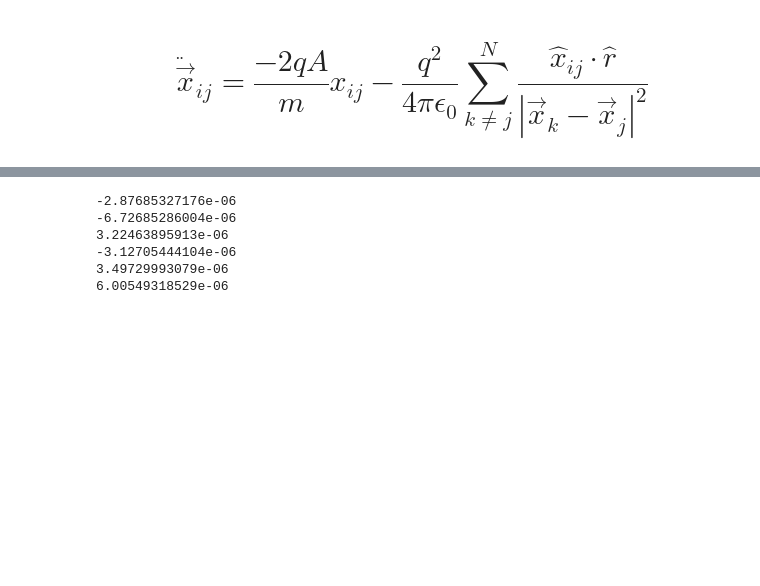
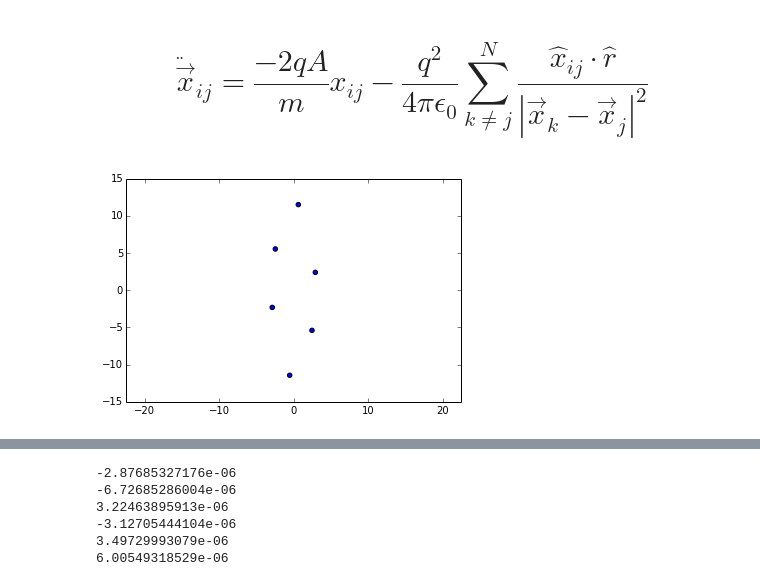
Before and after one commit to CampbellGroup/Qsim, a Jupyter notebook: Ipython-Notebooks/Crystal_Configurations.ipynb, the cells around one changed output, grey strips where cells are left out. Saved outputs shown, nothing was run; the diff lists cells and outputs as text; code cells hidden in the pictures; blank space fills up the shorter version.

```diff
--- a/Ipython-Notebooks/Crystal_Configurations.ipynb
+++ b/Ipython-Notebooks/Crystal_Configurations.ipynb
@@ -44,16 +44,16 @@ def interaction_energy(particle, otherions):
         Eint += q**2/(4 * np.pi * epsilon * d)
     return 0.5 * Eint
 
-def pos_energy(particle):
-    pos_E = A * (particle.x**2 + particle.y**2 )
+def pos_energy(particle, assy = 1):
+    pos_E = A * (assy * particle.x**2 + particle.y**2/assy )
     return pos_E
 
-def total_energy(ions):
+def total_energy(ions, assy):
     E_tot = 0
     for i, particle in enumerate(ions):
         otherions = ions[:i] + ions[i+1 :]
         E_tot += interaction_energy(particle, otherions)
-        E_tot += pos_energy(particle)
+        E_tot += pos_energy(particle, assy)
     return E_tot
 
 
@@ -86,7 +86,7 @@ class ion():
 # $$\ddot{\vec{x}}_{ij} = \frac{-2qA}{m}x_{ij} - \frac{q^2}{4 \pi \epsilon_0}\sum_{k\neq j}^{N} \frac{\hat{x}_{ij}\cdot \hat{r}}{|\vec{x}_k-\vec{x}_j|^2}$$
 # %%
 def make_crystal(N_ions = 6, pos_spread = 160e-6, iterations = 800,
-                 step_size = 1e-6, starting_ions = None):
+                 step_size = 1e-6, starting_ions = None, assy = 1):
     '''
     This function iterates random steps in postion and recalculates the energy of the configuration of N ions,
     if the energy is decreased it accepts the move and repeats
@@ -102,8 +102,7 @@ def make_crystal(N_ions = 6, pos_spread = 160e-6, iterations = 800,
     else:
         for i, starting_ion in enumerate(starting_ions): # initiate ions in specified starting positions
             ions.append(ion(starting_ion.x,starting_ion.y))
-    ions[0].constant = True
-    E0 = total_energy(ions)
+    E0 = total_energy(ions, assy)
 
     iters = 0
     E = [E0]
@@ -117,7 +116,7 @@ def make_crystal(N_ions = 6, pos_spread = 160e-6, iterations = 800,
                 particle.x = particle.x + (np.random.rand() - 0.5)*step_size
                 particle.lasty = particle.y
                 particle.y = particle.y + (np.random.rand() - 0.5)*step_size
-                tot_E = total_energy(ions)
+                tot_E = total_energy(ions, assy)
                 if tot_E < last_E: # Check to take the position step or not
                     E.append(tot_E)
                     last_E = tot_E
@@ -126,6 +125,11 @@ def make_crystal(N_ions = 6, pos_spread = 160e-6, iterations = 800,
                     particle.y = particle.lasty
 
     return E[-1], ions
+# %%
+E, ions = make_crystal(N_ions = 6, assy = 2, iterations = 1000)
+plot_ions(ions)
+# %% [output]
+[figure, added]
 # %%
 Eprofile = []
 Ydistance = []
```
Also changed, not shown: parts of 4 cells of this notebook.
